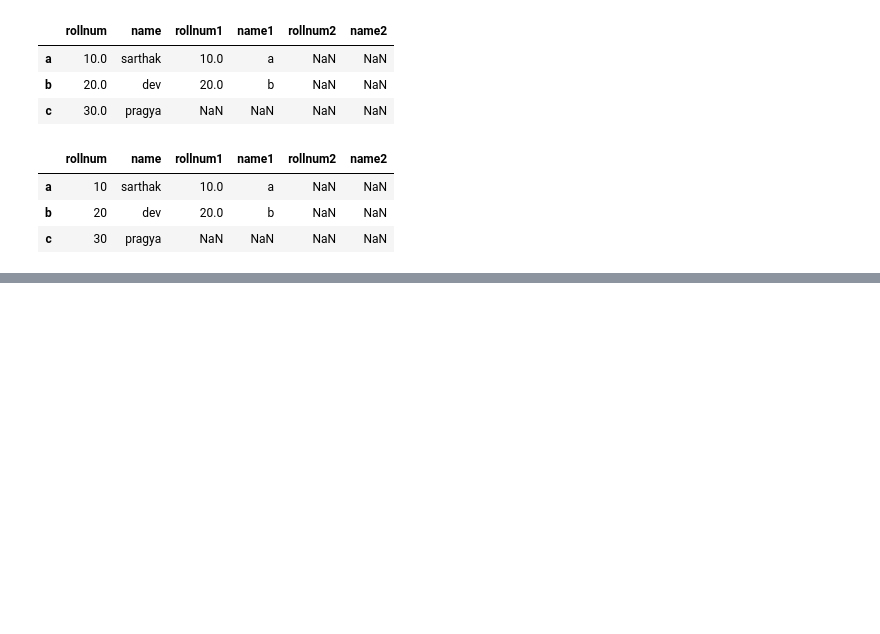
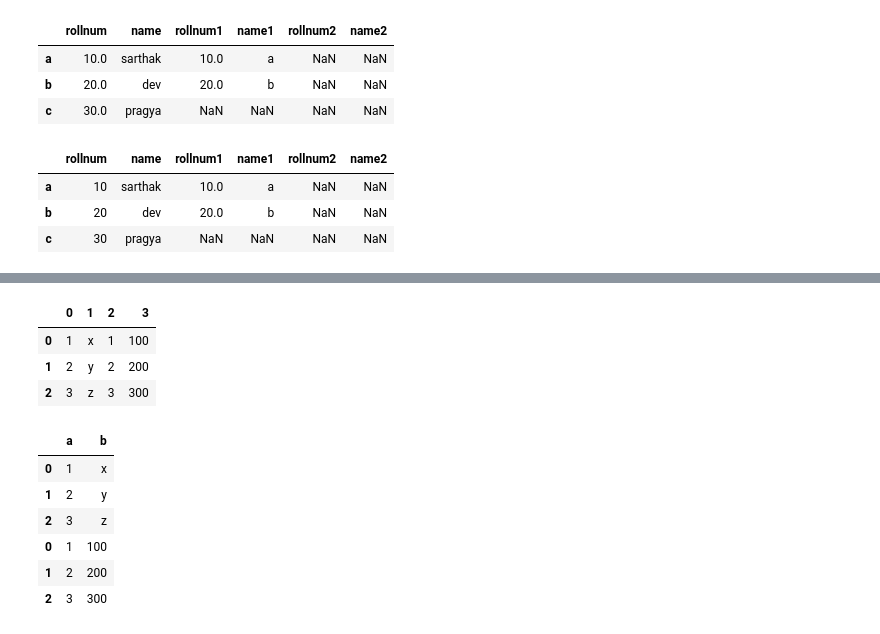
Before and after one commit to SarthakData2026/AI_IN_DATA_SCIENCE, a Jupyter notebook: Module2/m2_ch1_.ipynb, the cells around one changed output, grey strips where cells are left out. Saved outputs shown, nothing was run; the diff lists cells and outputs as text; code cells hidden in the pictures; blank space fills up the shorter version.

```diff
--- a/Module2/m2_ch1_.ipynb
+++ b/Module2/m2_ch1_.ipynb
@@ -714,0 +768,21 @@ v1.join(v2).join(v3)
+# %%
+df1=pd.DataFrame({"a":[1,2,3],"b":["x","y","z"]})
+df2=pd.DataFrame({"a":[1,2,3],"b":[100,200,300]})
+pd.concat([df1,df2],axis=1,ignore_index=True)
+# %% [output]
+|  | 0 | 1 | 2 | 3 |
+| 0 | 1 | x | 1 | 100 |
+| 1 | 2 | y | 2 | 200 |
+| 2 | 3 | z | 3 | 300 |
+# %%
+df1=pd.DataFrame({"a":[1,2,3],"b":["x","y","z"]})
+df2=pd.DataFrame({"a":[1,2,3],"b":[100,200,300]})
+pd.concat([df1,df2],join="inner")
+# %% [output]
+|  | a | b |
+| 0 | 1 | x |
+| 1 | 2 | y |
+| 2 | 3 | z |
+| 0 | 1 | 100 |
+| 1 | 2 | 200 |
+| 2 | 3 | 300 |
```
Also changed, not shown: parts of 11 cells of this notebook.
